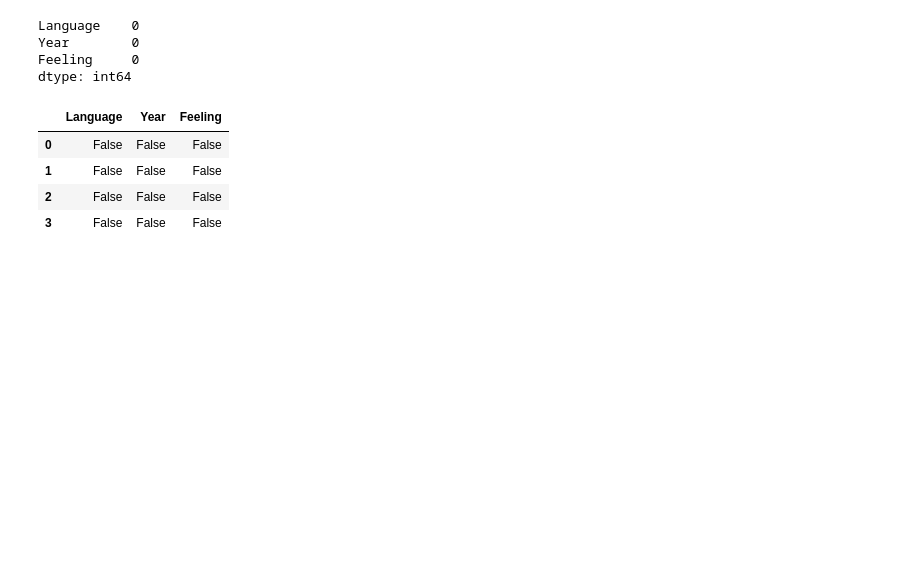
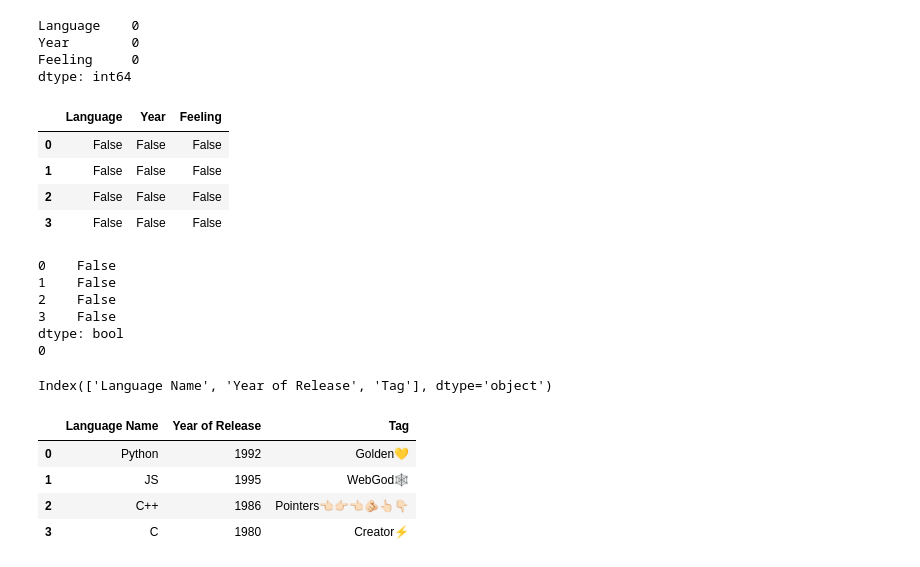
Before and after one commit to XionVolt/Ai-Ml, a Jupyter notebook: Programming/Pandas/03_dataframe.ipynb, the cells around one changed output. Drawn from its saved outputs; the diff is of its cells as text; code cells hidden in the pictures; blank space fills up the shorter version.

```diff
--- a/Programming/Pandas/03_dataframe.ipynb
+++ b/Programming/Pandas/03_dataframe.ipynb
@@ -146,3 +147,25 @@ dtype: int64
 | 3 | False | False | False |
 # %%
 # duplicated
+print(langs.duplicated()) # will return true if a row is duplicate, else false
+print(langs.duplicated().sum()) # total number of duplicate rows, basically its summation of all columns one by one
+# %% [output]
+0    False
+1    False
+2    False
+3    False
+dtype: bool
+0
+# %%
+# rename column names
+
+langs.rename(columns={'Language':'Language Name', 'Year':'Year of Release', 'Feeling':'Tag'}, inplace=True)
+print(langs.columns)
+langs
+# %% [output]
+Index(['Language Name', 'Year of Release', 'Tag'], dtype='object')
+|  | Language Name | Year of Release | Tag |
+| 0 | Python | 1992 | Golden💛 |
+| 1 | JS | 1995 | WebGod🕸️ |
+| 2 | C++ | 1986 | Pointers👈🏻👉🏻👈🏻🫵🏻👆🏻👇🏻 |
+| 3 | C | 1980 | Creator⚡ |
```
Also changed, not shown: parts of 22 cells of this notebook, 2 other files.
